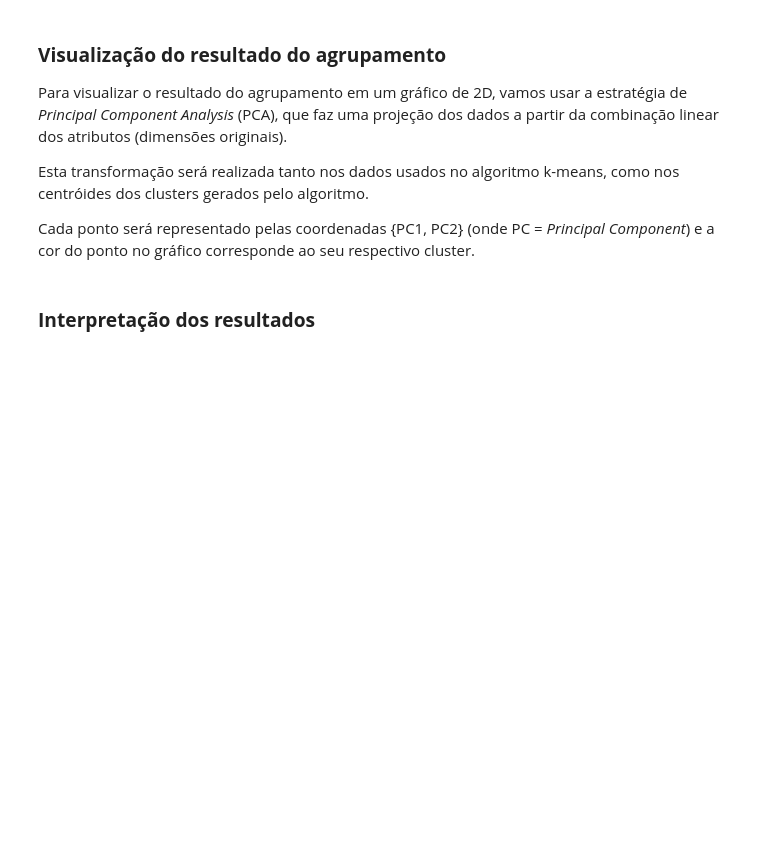
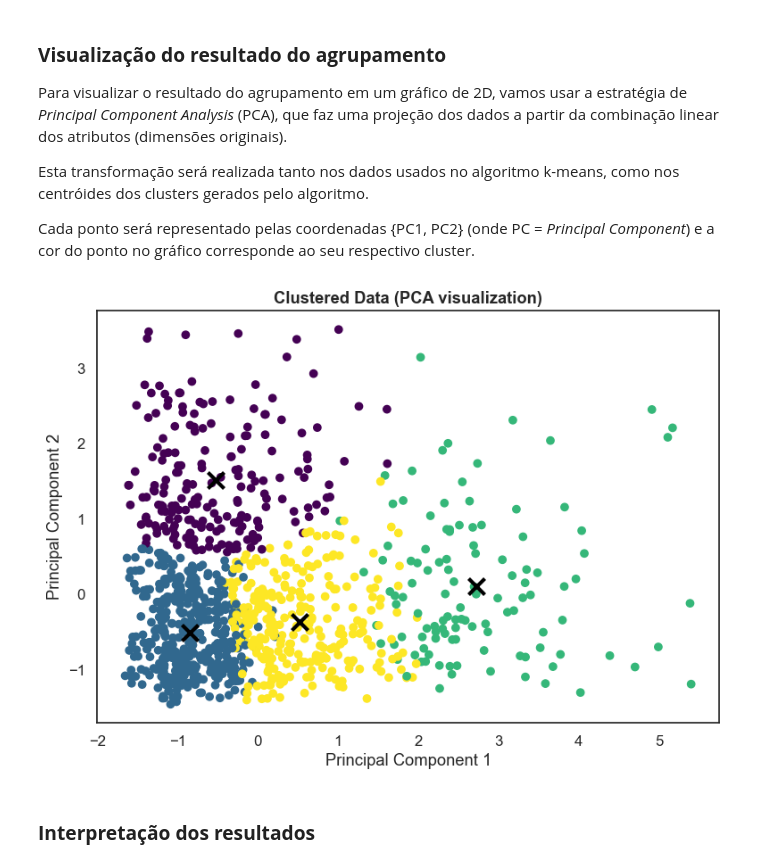
Before and after one commit to fsbertoglio/Machine-Learning-Labs, a Jupyter notebook: T2/T2_2023_02_Análise_de_agrupamentos_com_K_means.ipynb, the cells around one changed output. Drawn from its saved outputs; the diff is of its cells as text; code cells hidden in the pictures; blank space fills up the shorter version.

Commit message:
feat: kmeans and plots

```diff
--- a/T2/T2_2023_02_Análise_de_agrupamentos_com_K_means.ipynb
+++ b/T2/T2_2023_02_Análise_de_agrupamentos_com_K_means.ipynb
@@ -169,5 +232,5 @@ plt.plot(range(1,max_clusters),inertias, marker='o')
 # %%
-num_clusters = 0 #@param {type:"integer"}
+num_clusters = 4 #@param {type:"integer"}
 
 kmeans_final = KMeans(num_clusters)
 kmeans_final.fit(data_num_std)
@@ -193,23 +270,25 @@ Cada ponto será representado pelas coordenadas {PC1, PC2} (onde PC = *Principal
 # %%
 from sklearn.decomposition import PCA
 pca_2 = PCA(2)
 pca_2_result = pca_2.fit_transform(data_num_std)
 
 ## obtém os centrois do k-means e aplica a transformação por PCA
 centroids = kmeans_final.cluster_centers_
 centroids_pca = pca_2.transform(centroids)
 
 ## plota a figura, colorindo os pontos de acordo com o respectivo cluster.
 sns.set(style='white', rc={'figure.figsize':(9,6)},font_scale=1.1)
 
 plt.scatter(x=pca_2_result[:, 0], y=pca_2_result[:, 1], c=labels, cmap='viridis')
 plt.scatter(centroids_pca[:, 0], centroids_pca[:, 1],
             marker='x', s=169, linewidths=3,
-            color='black', zorder=10,lw=3)
+            color='black', zorder=10)
 plt.xlabel('Principal Component 1')
 plt.ylabel('Principal Component 2')
 plt.title('Clustered Data (PCA visualization)',fontweight='bold')
 plt.show()
+# %% [output]
+[figure, added]
 # %% [markdown]
 ### **Interpretação dos resultados**
 # %% [markdown]
```
Also changed, not shown: parts of 21 cells of this notebook.
